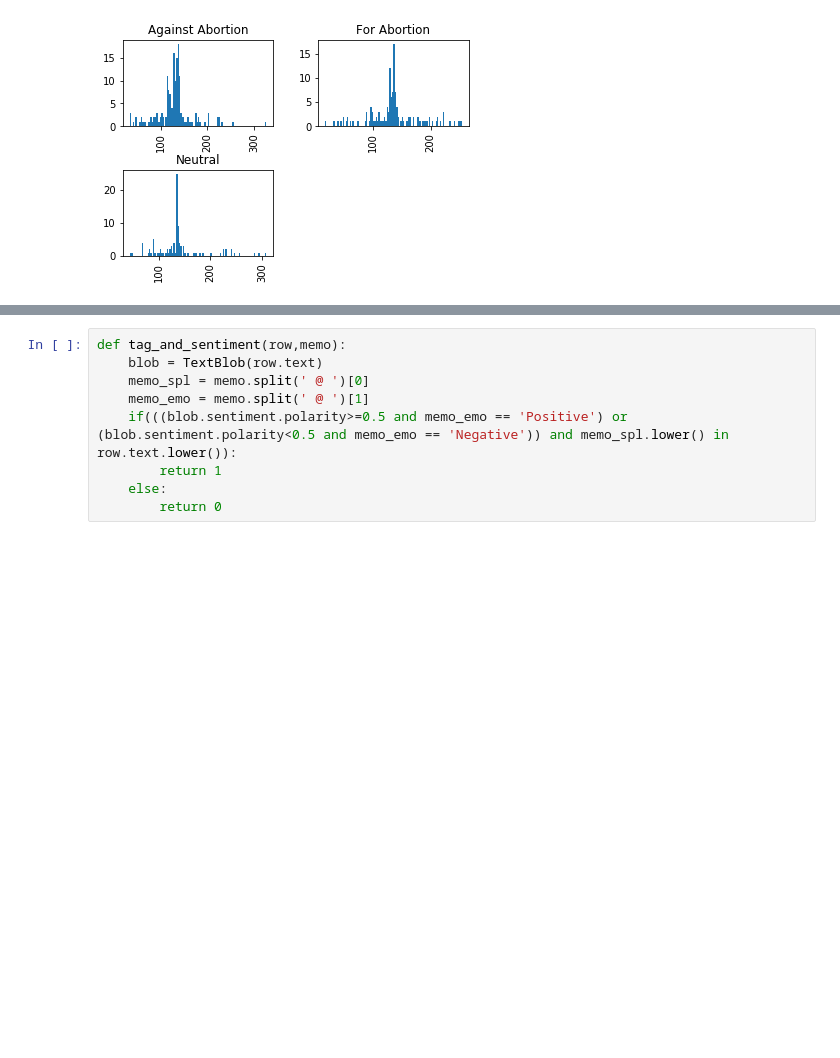
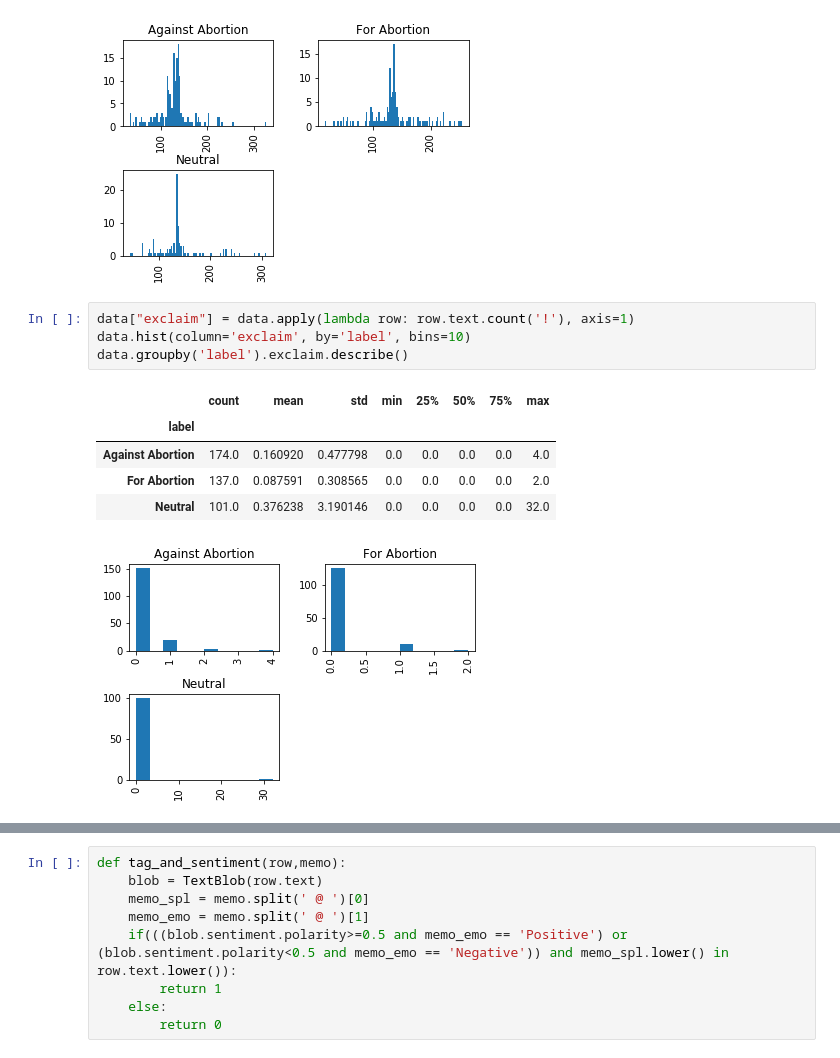
Before and after one commit to nikhilanyapathy/tweet-classifier, a Jupyter notebook: TweetClassifier.ipynb, the cells around one changed output, grey strips where cells are left out. Saved outputs shown, nothing was run; the diff lists cells and outputs as text; blank space fills up the shorter version.

```diff
--- a/TweetClassifier.ipynb
+++ b/TweetClassifier.ipynb
@@ -63,3 +63,14 @@ data.groupby('label').length.describe()
 | For Abortion | 137.0 | 135.781022 | 44.906228 | 17.0 | 116.00 | 135.0 | 151.00 | 254.0 |
 | Neutral | 101.0 | 140.277228 | 49.538494 | 44.0 | 120.00 | 136.0 | 142.00 | 308.0 |
 [figure]
+# %%
+data["exclaim"] = data.apply(lambda row: row.text.count('!'), axis=1)
+data.hist(column='exclaim', by='label', bins=10)
+data.groupby('label').exclaim.describe()
+# %% [output]
+|  | count | mean | std | min | 25% | 50% | 75% | max |
+| label |  |  |  |  |  |  |  |  |
+| Against Abortion | 174.0 | 0.160920 | 0.477798 | 0.0 | 0.0 | 0.0 | 0.0 | 4.0 |
+| For Abortion | 137.0 | 0.087591 | 0.308565 | 0.0 | 0.0 | 0.0 | 0.0 | 2.0 |
+| Neutral | 101.0 | 0.376238 | 3.190146 | 0.0 | 0.0 | 0.0 | 0.0 | 32.0 |
+[figure, added]
```
Also changed, not shown: parts of 4 cells of this notebook.
